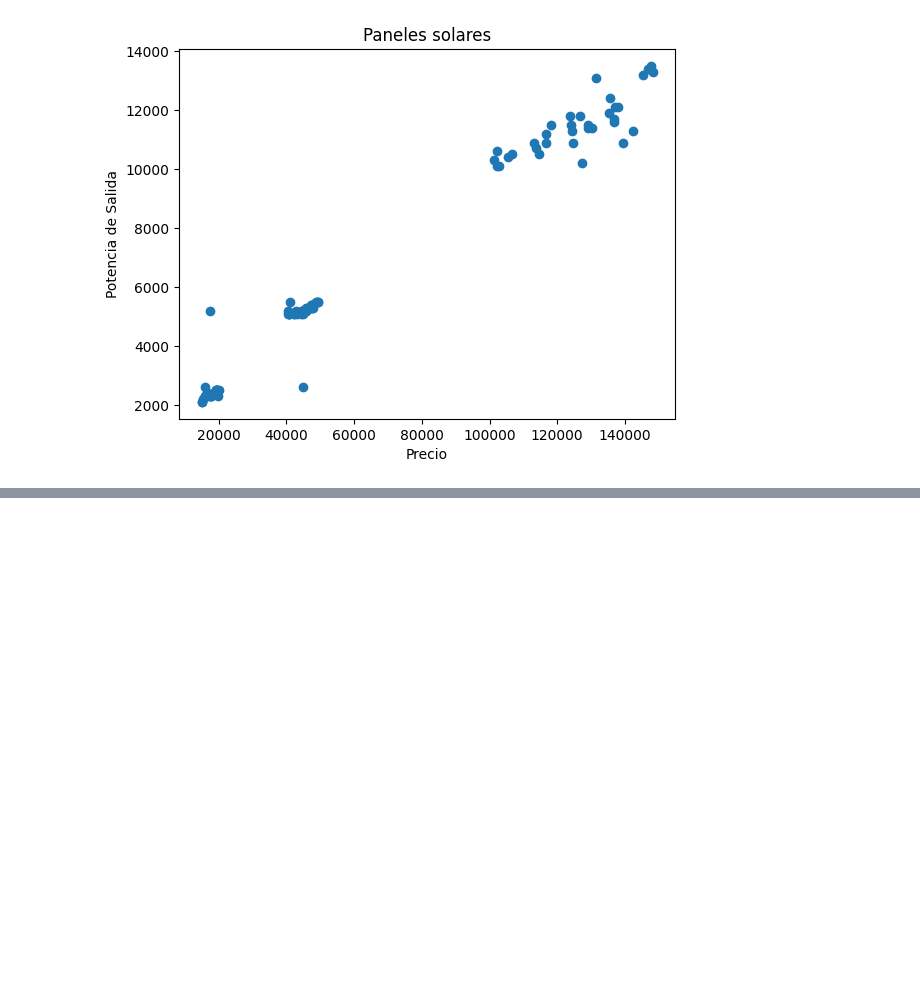
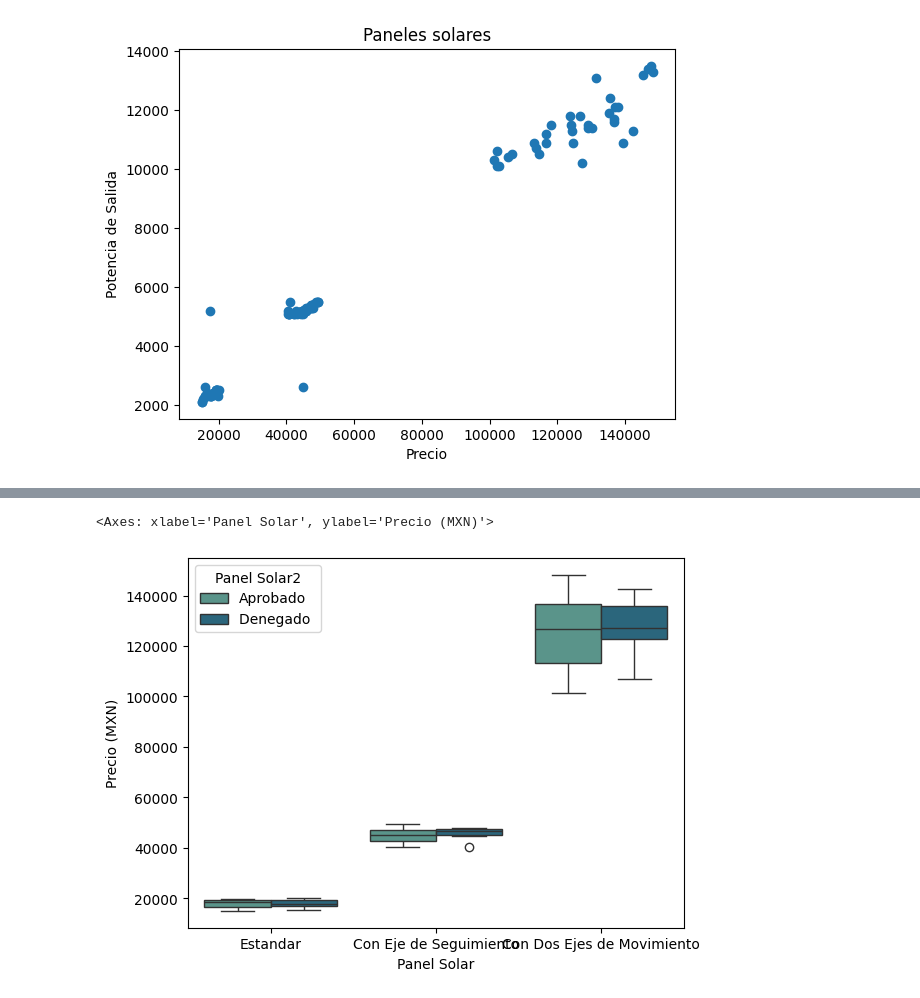
Before and after one commit to jeissonj/ciencia-datos-python-casos-practicos-udemy, a Jupyter notebook: 04_2_regresion-caso-practico.ipynb, the cells around one changed output, grey strips where cells are left out. Cells and saved outputs as stored; diff of their text form; code cells hidden in the pictures; blank space fills up the shorter version.

```diff
--- a/04_2_regresion-caso-practico.ipynb
+++ b/04_2_regresion-caso-practico.ipynb
@@ -23,0 +37,5 @@ sns.barplot(x="Panel Solar", y="Precio (MXN)", data=df, hue="Panel Solar2")
+# %%
+sns.boxplot(x='Panel Solar',y="Precio (MXN)",data=df,hue="Panel Solar2", palette="crest")
+# %% [output]
+<Axes: xlabel='Panel Solar', ylabel='Precio (MXN)'>
+[figure, added]
```
Also changed, not shown: parts of 19 cells of this notebook, 3 other files.
